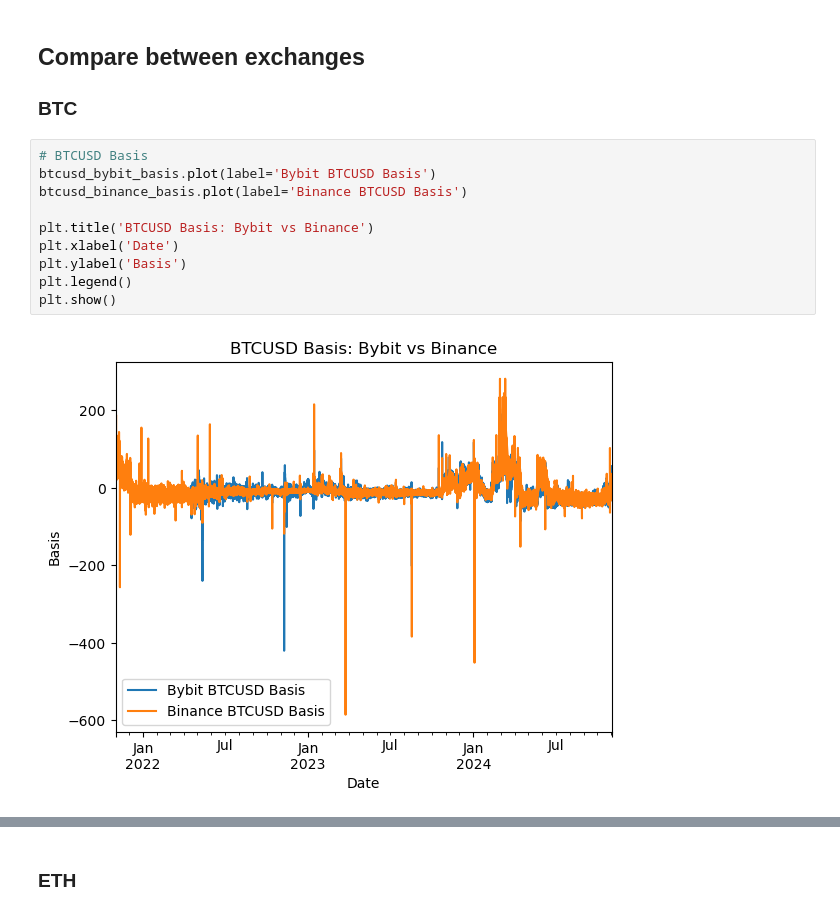
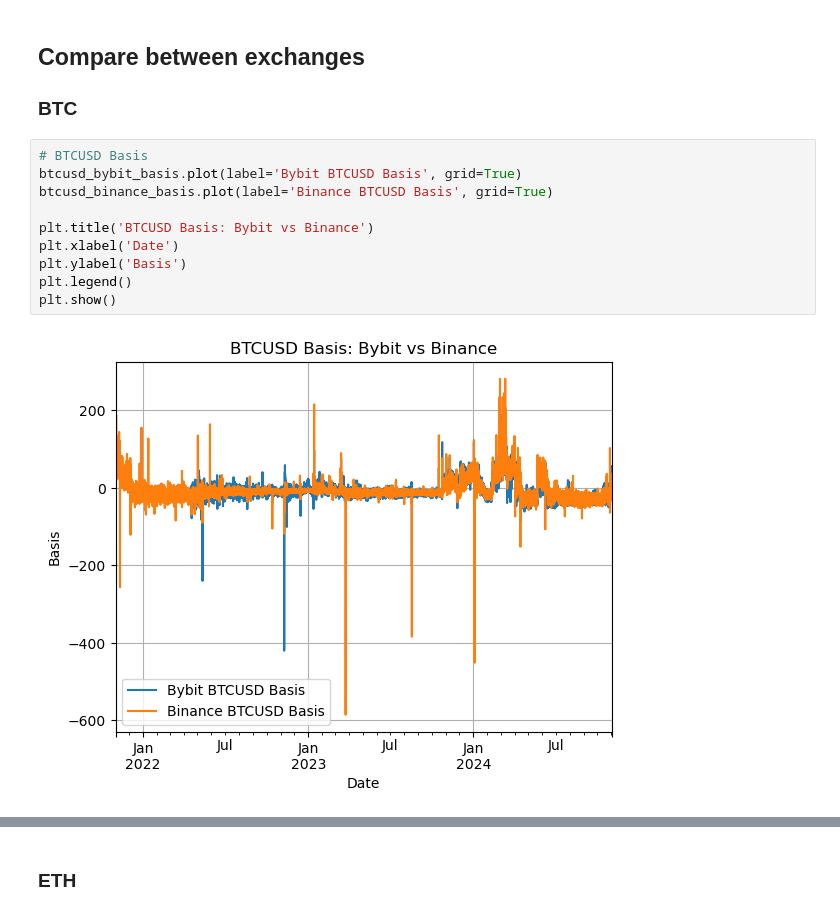
Before and after one commit to karuu6/futures_basis, a Jupyter notebook: Main_Code_New.ipynb, the cells around one changed output, grey strips where cells are left out. Cells and saved outputs as stored; diff of their text form.

```diff
--- a/Main_Code_New.ipynb
+++ b/Main_Code_New.ipynb
@@ -140,15 +140,15 @@ btcusd_bybit_basis = btc_bybit_merged['close_futures'] - btc_bybit_merged['close
 ### BTC
 # %%
 # BTCUSD Basis
-btcusd_bybit_basis.plot(label='Bybit BTCUSD Basis')
-btcusd_binance_basis.plot(label='Binance BTCUSD Basis')
+btcusd_bybit_basis.plot(label='Bybit BTCUSD Basis', grid=True)
+btcusd_binance_basis.plot(label='Binance BTCUSD Basis', grid=True)
 
 plt.title('BTCUSD Basis: Bybit vs Binance')
 plt.xlabel('Date')
 plt.ylabel('Basis')
 plt.legend()
 plt.show()
 # %% [output]
-[figure, old version]
+[figure, new version]
 # %%
 # BTCUSD LogBasis
```
Also changed, not shown: parts of 6 cells of this notebook.
